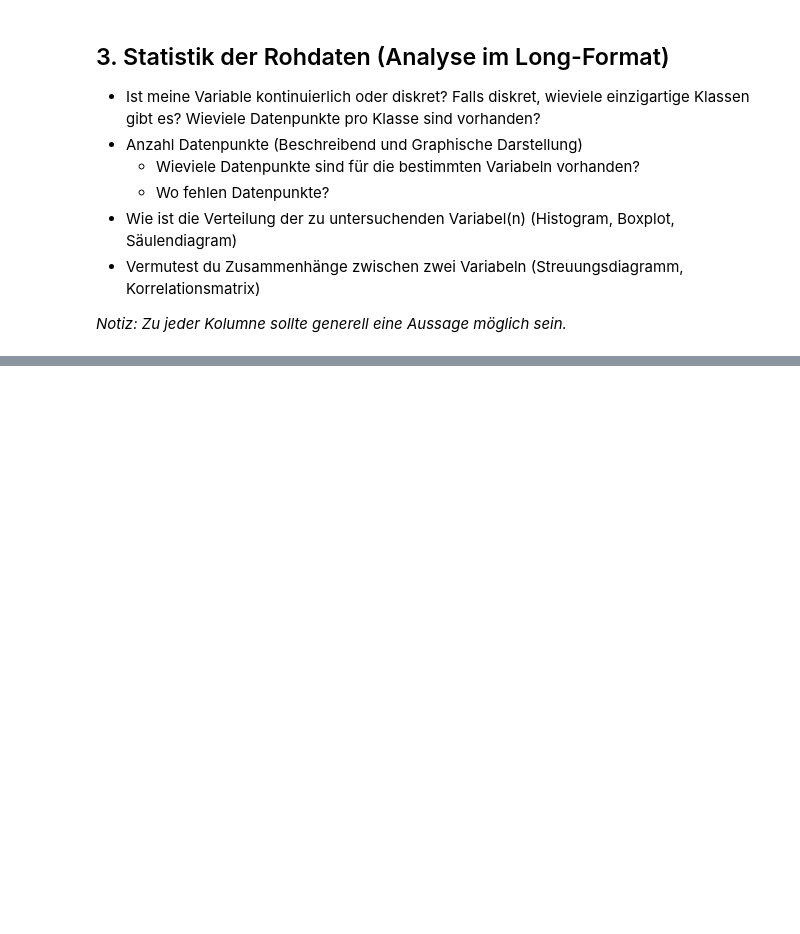
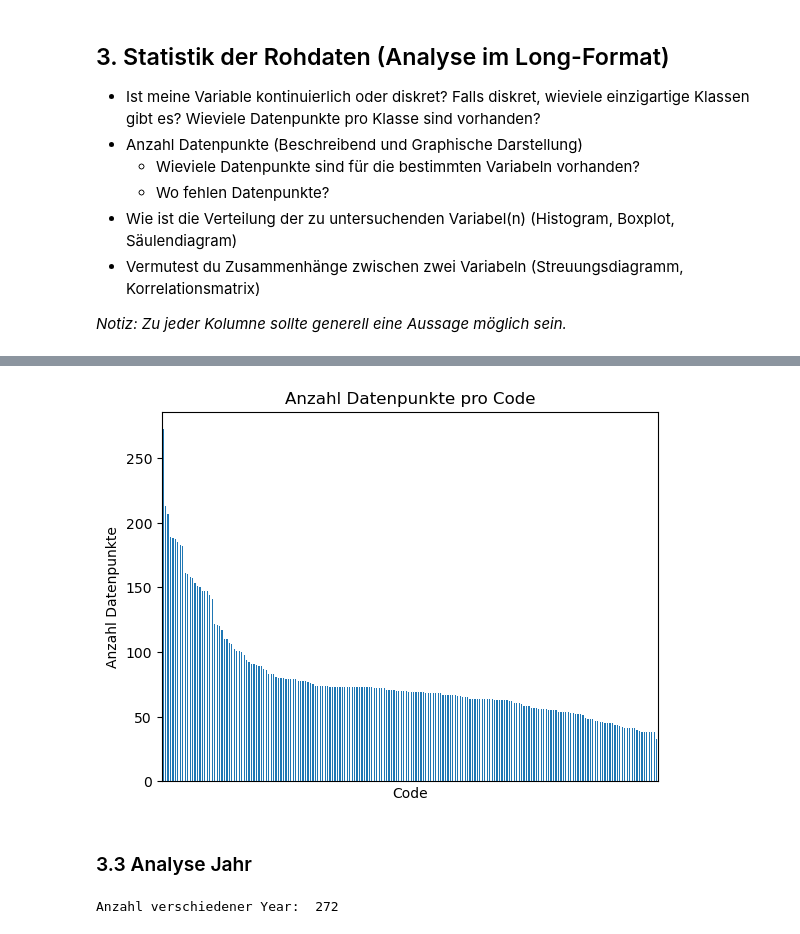
Before and after one commit to melisadedukic/MeliAjna, a Jupyter notebook: LN Python Melisa_Ajna.ipynb, the cells around one changed output, grey strips where cells are left out. Cells and saved outputs as stored; diff of their text form; code cells hidden in the pictures; blank space fills up the shorter version.

```diff
--- a/LN Python Melisa_Ajna.ipynb
+++ b/LN Python Melisa_Ajna.ipynb
@@ -55,0 +144,10 @@ print(daten.head())
+# %%
+df['Code'].value_counts().plot(kind='bar',xticks=[], ylabel='Anzahl Datenpunkte', title='Anzahl Datenpunkte pro Code');
+# %% [output]
+[figure, added]
+# %% [markdown]
+### 3.3 Analyse Jahr
+# %%
+print('Anzahl verschiedener Year: ', len(df['Year'].unique()))
+# %% [output]
+Anzahl verschiedener Year:  272
```
Also changed, not shown: parts of 25 cells of this notebook.
